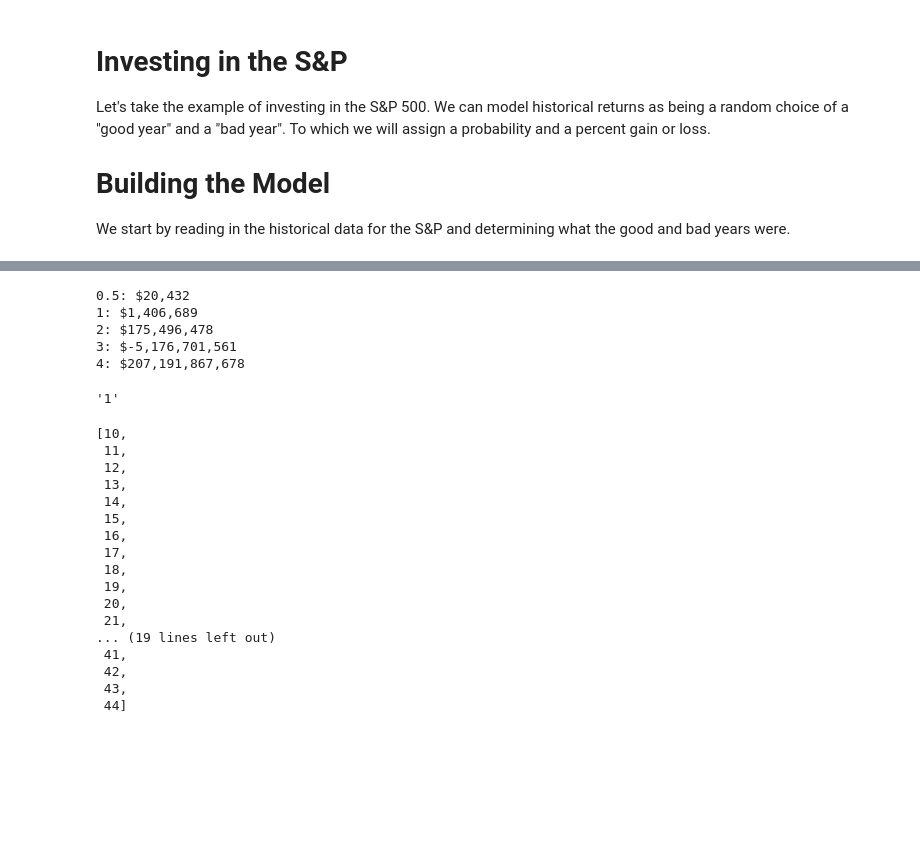
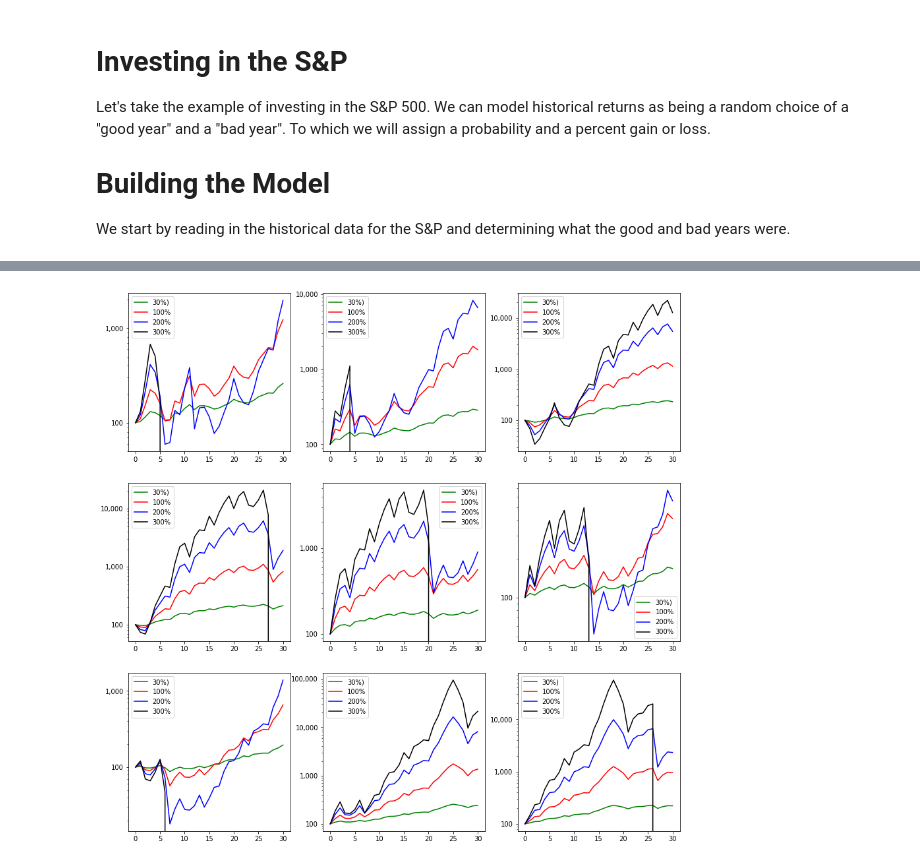
Before and after one commit to mckoss/kelly-criterion, a Jupyter notebook: index.ipynb, the cells around one changed output, grey strips where cells are left out. Saved outputs shown, nothing was run; the diff lists cells and outputs as text; code cells hidden in the pictures; blank space fills up the shorter version.

Commit message:
S&P scenario charts

```diff
--- a/index.ipynb
+++ b/index.ipynb
@@ -342,6 +348,8 @@ with open("data/inflation.csv", 'r') as f:
       stock_data[year]['inflation'] = rate
 
 df = pd.DataFrame(stock_data).transpose().sort_index()
+df['net_return'] = df['return'] - df['inflation']
+print(df)
 
 fig, ax = plt.subplots()
 fig.set_size_inches(15, 10)
@@ -412,41 +438,0 @@ S&P data.
-# %%
-def sim_market(f, returns):
-  stake = 100;
-
-  for r in returns:
-    stake = stake + (f * stake * r)
-
-  return stake
-# %%
-for f in [0.5, 1, 2, 3, 4]:
-  print(f"{f}: ${sim_market(f, df['return']):,.0f}")
-# %% [output]
-0.5: $20,432
-1: $1,406,689
-2: $175,496,478
-3: $-5,176,701,561
-4: $207,191,867,678
-# %%
-"1%".strip("%")
-# %% [output]
-'1'
-# %%
-list(range(10, 45))
-# %% [output]
-[10,
- 11,
- 12,
- 13,
- 14,
- 15,
- 16,
- 17,
- 18,
- 19,
- 20,
- 21,
-... (19 lines left out)
- 41,
- 42,
- 43,
- 44]
@@ -452,0 +481,20 @@ list(range(10, 45))
+# %%
+fig, axs = plt.subplots(3, 3, figsize=(15,15))
+
+for rw in range(3):
+  for col in range(3):
+    i = rw * 3 + col
+    max_start = len(historical_returns) - 30 + 1
+    start = i * (max_start // 9)
+    returns = historical_returns[start:start+30]
+    ax = axs[rw, col]
+    ax.set_yscale('log')
+    ax.yaxis.set_major_formatter(ticker.StrMethodFormatter('{x:,.0f}'))
+
+    ax.plot(sim_market(0.3, returns), 'green', label='30%)')
+    ax.plot(sim_market(1, returns), 'red', label="100%")
+    ax.plot(sim_market(2, returns), 'blue', label="200%")
+    ax.plot(sim_market(3, returns), 'black', label="300%")
+    ax.legend()
+# %% [output]
+[figure, added]
```
Also changed, not shown: parts of 11 cells of this notebook.
